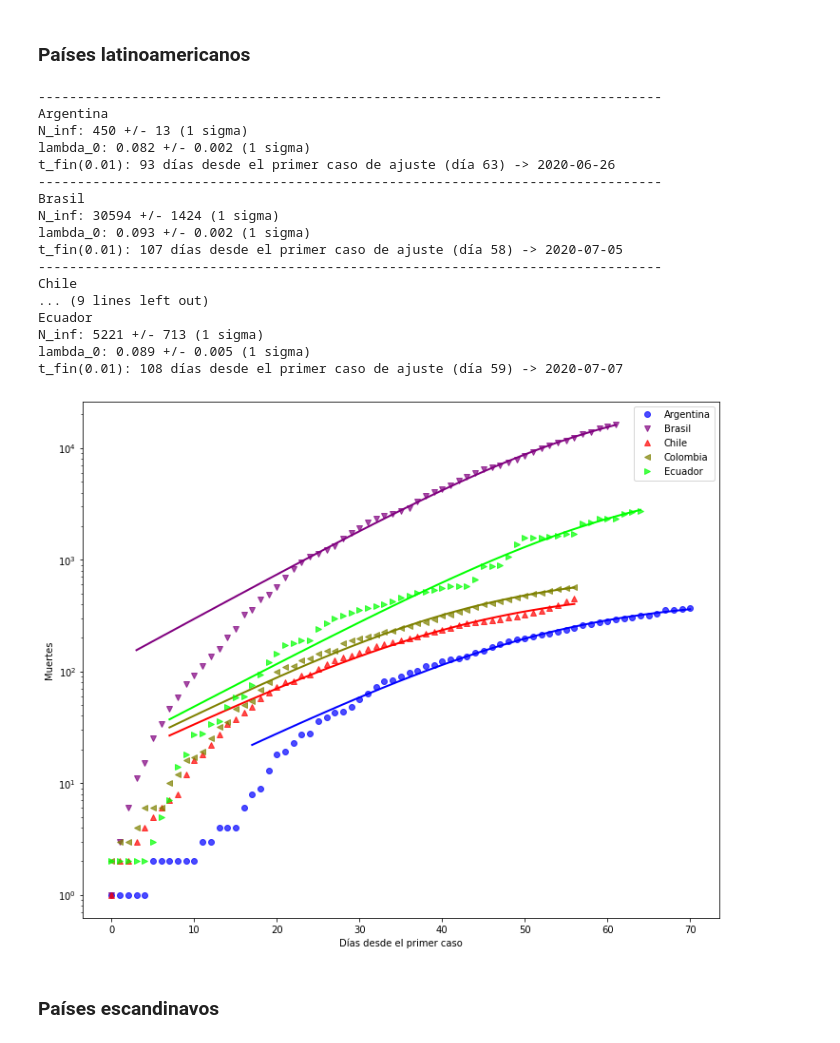
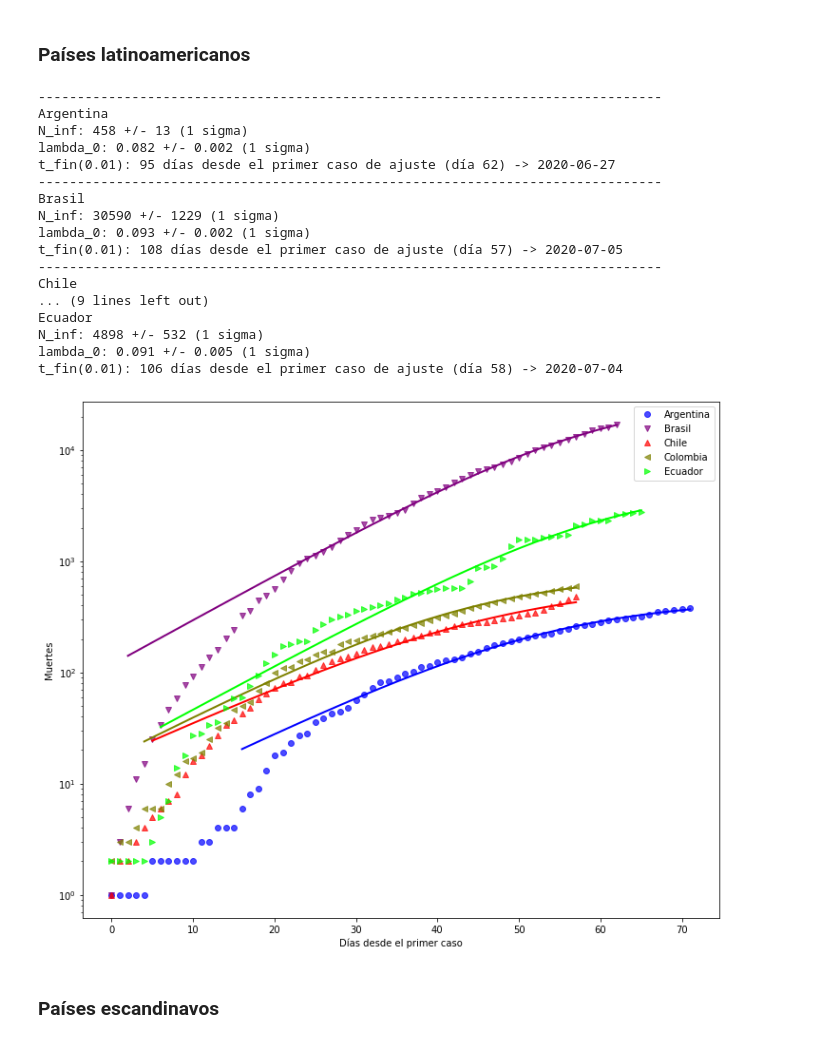
Before and after one commit to manuxch/logistic-covid19, a Jupyter notebook: Logistic_model_COVID-19.ipynb, the cells around one changed output. Cells and saved outputs as stored; diff of their text form; code cells hidden in the pictures.

```diff
--- a/Logistic_model_COVID-19.ipynb
+++ b/Logistic_model_COVID-19.ipynb
@@ -276,26 +276,26 @@ t_fin(0.01): 78 días desde el primer caso de ajuste (día 56) -> 2020-06-04
 # %% [markdown]
 ### Países latinoamericanos
 # %%
-plot_fit(deadths_lat, 7, 'Muertes', logscale=True, p_fin=0.01)
+plot_fit(deadths_lat, 5, 'Muertes', logscale=True, p_fin=0.01)
 # %% [output]
 --------------------------------------------------------------------------------
 Argentina
-N_inf: 450 +/- 13 (1 sigma)
+N_inf: 458 +/- 13 (1 sigma)
 lambda_0: 0.082 +/- 0.002 (1 sigma)
-t_fin(0.01): 93 días desde el primer caso de ajuste (día 63) -> 2020-06-26
+t_fin(0.01): 95 días desde el primer caso de ajuste (día 62) -> 2020-06-27
 --------------------------------------------------------------------------------
 Brasil
-N_inf: 30594 +/- 1424 (1 sigma)
+N_inf: 30590 +/- 1229 (1 sigma)
 lambda_0: 0.093 +/- 0.002 (1 sigma)
-t_fin(0.01): 107 días desde el primer caso de ajuste (día 58) -> 2020-07-05
+t_fin(0.01): 108 días desde el primer caso de ajuste (día 57) -> 2020-07-05
 --------------------------------------------------------------------------------
 Chile
 ... (9 lines left out)
 Ecuador
-N_inf: 5221 +/- 713 (1 sigma)
-lambda_0: 0.089 +/- 0.005 (1 sigma)
-t_fin(0.01): 108 días desde el primer caso de ajuste (día 59) -> 2020-07-07
+N_inf: 4898 +/- 532 (1 sigma)
+lambda_0: 0.091 +/- 0.005 (1 sigma)
+t_fin(0.01): 106 días desde el primer caso de ajuste (día 58) -> 2020-07-04
-[figure, old version]
+[figure, new version]
 # %% [markdown]
 ### Países escandinavos
 # %%
```
Also changed, not shown: parts of 8 cells of this notebook.
